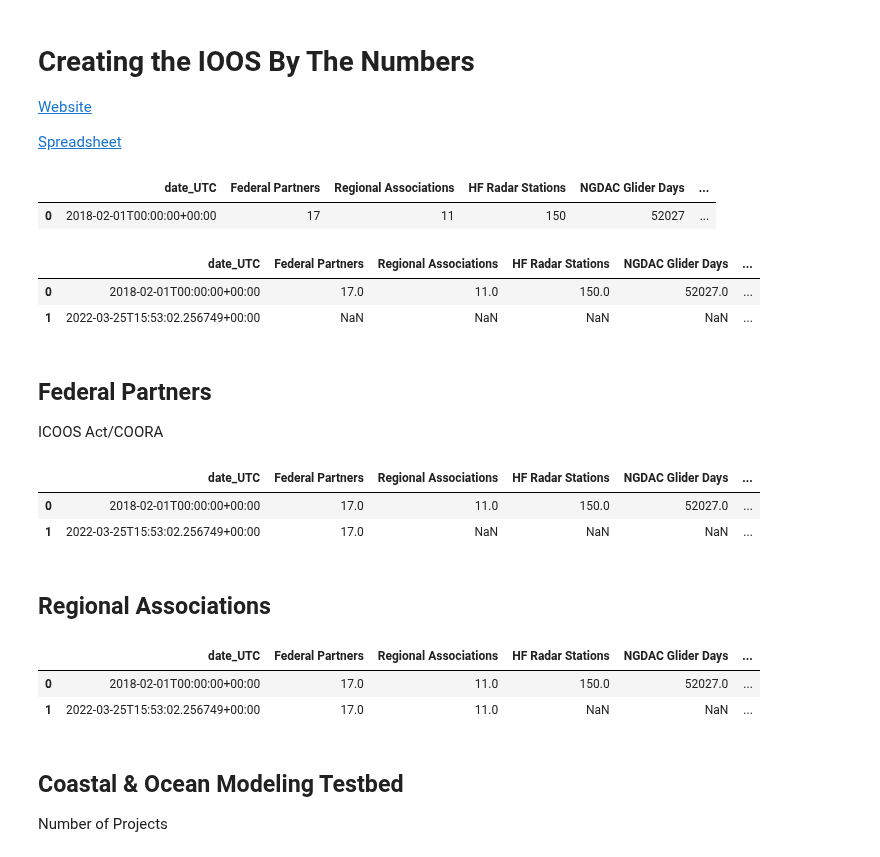
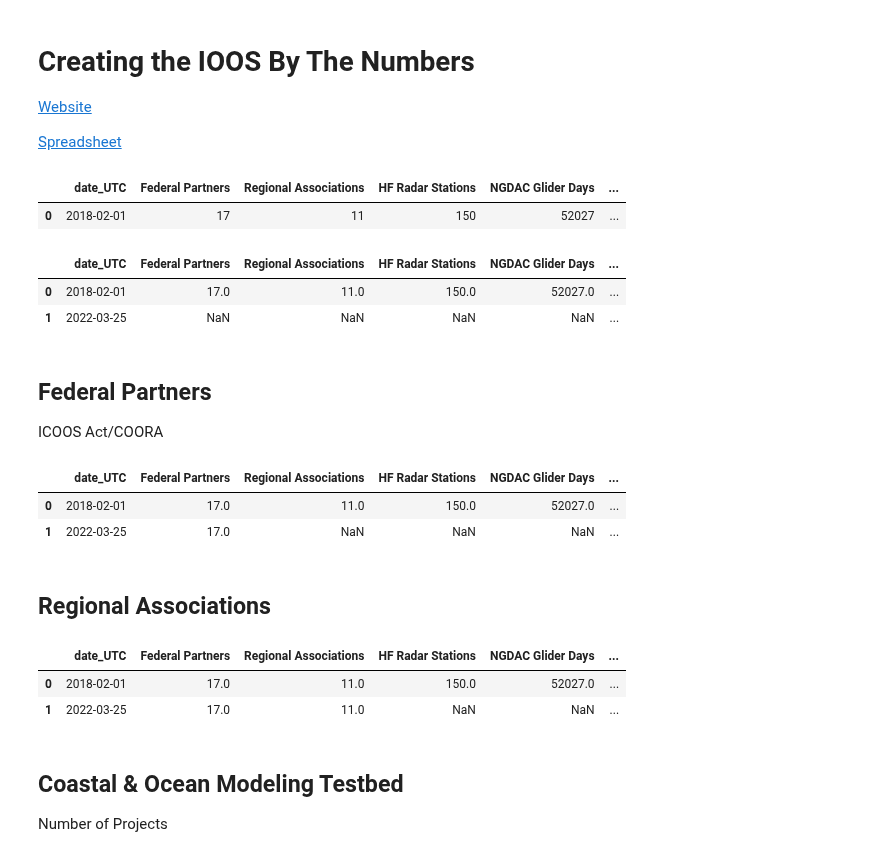
Before and after one commit to ioos/ioos_metrics, a Jupyter notebook: IOOS_BTN.ipynb, the cells around one changed output. Saved outputs shown, nothing was run; the diff lists cells and outputs as text; code cells hidden in the pictures.

```diff
--- a/IOOS_BTN.ipynb
+++ b/IOOS_BTN.ipynb
@@ -12,7 +12,7 @@ import pandas as pd
 
 
 feb_2018 = {
-    'date_UTC': [pd.Timestamp.isoformat(pd.Timestamp('2018-02-01',tz='UTC'))],
+    'date_UTC': [pd.Timestamp.strftime(pd.Timestamp('2018-02-01',tz='UTC'), '%Y-%m-%d')],
     'Federal Partners': [17],
     'Regional Associations': [11],
     'HF Radar Stations': [150],
@@ -39,21 +39,21 @@ ioos_btn_df = pd.DataFrame(feb_2018)#columns=['category','value','date'])
 ioos_btn_df
 # %% [output]
 |  | date_UTC | Federal Partners | Regional Associations | HF Radar Stations | NGDAC Glider Days | ... |
-| 0 | 2018-02-01T00:00:00+00:00 | 17 | 11 | 150 | 52027 | ... |
+| 0 | 2018-02-01 | 17 | 11 | 150 | 52027 | ... |
 # %%
 import pandas as pd
 #today = pd.to_datetime
 #ioos_btn_df = pd.DataFrame()#columns=['category','value','date'])
 
-today = pd.Timestamp.isoformat(pd.Timestamp.today(tz='UTC'))
+today = pd.Timestamp.strftime(pd.Timestamp.today(tz='UTC'), '%Y-%m-%d')
 
 ioos_btn_df = ioos_btn_df.append({'date_UTC': today}, ignore_index=True)
 
 ioos_btn_df
 # %% [output]
 |  | date_UTC | Federal Partners | Regional Associations | HF Radar Stations | NGDAC Glider Days | ... |
-| 0 | 2018-02-01T00:00:00+00:00 | 17.0 | 11.0 | 150.0 | 52027.0 | ... |
-| 1 | 2022-03-25T15:53:02.256749+00:00 | NaN | NaN | NaN | NaN | ... |
+| 0 | 2018-02-01 | 17.0 | 11.0 | 150.0 | 52027.0 | ... |
+| 1 | 2022-03-25 | NaN | NaN | NaN | NaN | ... |
 # %% [markdown]
 ## Federal Partners
 
@@ -70,8 +70,8 @@ ioos_btn_df.loc[ioos_btn_df['date_UTC']==today, ['Federal Partners']] = [fed_par
 ioos_btn_df
 # %% [output]
 |  | date_UTC | Federal Partners | Regional Associations | HF Radar Stations | NGDAC Glider Days | ... |
-| 0 | 2018-02-01T00:00:00+00:00 | 17.0 | 11.0 | 150.0 | 52027.0 | ... |
-| 1 | 2022-03-25T15:53:02.256749+00:00 | 17.0 | NaN | NaN | NaN | ... |
+| 0 | 2018-02-01 | 17.0 | 11.0 | 150.0 | 52027.0 | ... |
+| 1 | 2022-03-25 | 17.0 | NaN | NaN | NaN | ... |
 # %% [markdown]
 ## Regional Associations
 # %%
@@ -82,8 +82,8 @@ ioos_btn_df.loc[ioos_btn_df['date_UTC']==today, ['Regional Associations']] = [re
 ioos_btn_df
 # %% [output]
 |  | date_UTC | Federal Partners | Regional Associations | HF Radar Stations | NGDAC Glider Days | ... |
-| 0 | 2018-02-01T00:00:00+00:00 | 17.0 | 11.0 | 150.0 | 52027.0 | ... |
-| 1 | 2022-03-25T15:53:02.256749+00:00 | 17.0 | 11.0 | NaN | NaN | ... |
+| 0 | 2018-02-01 | 17.0 | 11.0 | 150.0 | 52027.0 | ... |
+| 1 | 2022-03-25 | 17.0 | 11.0 | NaN | NaN | ... |
 # %% [markdown]
 ## Coastal & Ocean Modeling Testbed
 Number of Projects
```
Also changed, not shown: parts of 7 cells of this notebook.
